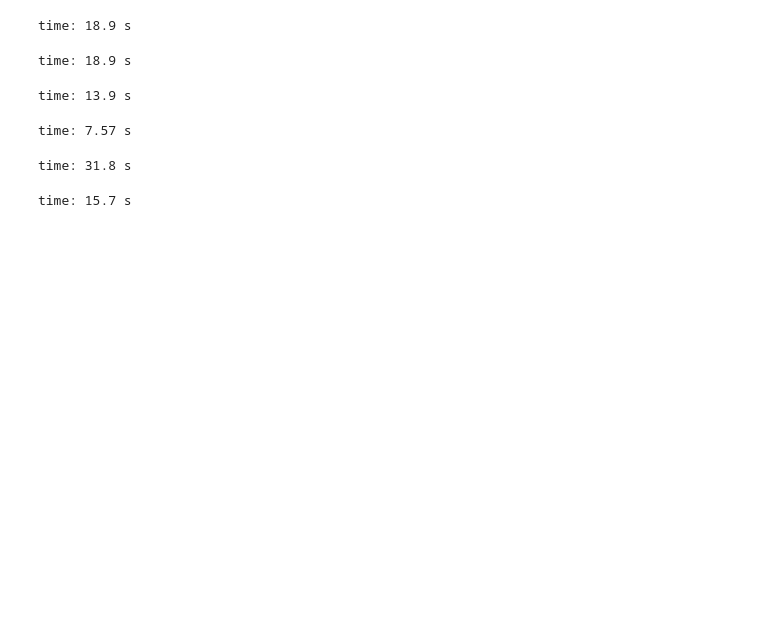
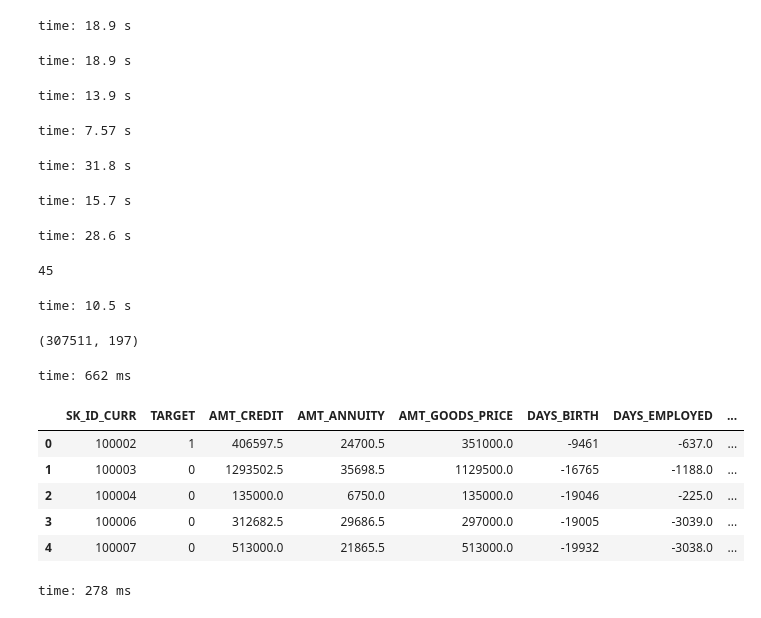
Before and after one commit to StephanKalika/home_credit_default, a Jupyter notebook: eda.ipynb, the cells around one changed output. Saved outputs shown, nothing was run; the diff lists cells and outputs as text; code cells hidden in the pictures; blank space fills up the shorter version.

```diff
--- a/eda.ipynb
+++ b/eda.ipynb
@@ -56,3 +56,30 @@ time: 31.8 s
 pos_cash = pd.read_csv(path + "POS_CASH_balance.csv")
 # %% [output]
 time: 15.7 s
+# %%
+train = pd.read_csv(path + "train_pruned.csv")
+# %% [output]
+time: 28.6 s
+# %%
+corr_mat = train.sample(1500).corr(method="spearman").abs()
+corr_mat = corr_mat.where(np.triu(np.ones(corr_mat.shape), k=1).astype(bool))
+high_corr = corr_mat.where(lambda x: x > 0.99).dropna(axis=1, how="all").columns.tolist()
+len(high_corr)
+# %% [output]
+45
+time: 10.5 s
+# %%
+train.drop(high_corr, axis=1).shape
+# %% [output]
+(307511, 197)
+time: 662 ms
+# %%
+train.head()
+# %% [output]
+|  | SK_ID_CURR | TARGET | AMT_CREDIT | AMT_ANNUITY | AMT_GOODS_PRICE | DAYS_BIRTH | DAYS_EMPLOYED | ... |
+| 0 | 100002 | 1 | 406597.5 | 24700.5 | 351000.0 | -9461 | -637.0 | ... |
+| 1 | 100003 | 0 | 1293502.5 | 35698.5 | 1129500.0 | -16765 | -1188.0 | ... |
+| 2 | 100004 | 0 | 135000.0 | 6750.0 | 135000.0 | -19046 | -225.0 | ... |
+| 3 | 100006 | 0 | 312682.5 | 29686.5 | 297000.0 | -19005 | -3039.0 | ... |
+| 4 | 100007 | 0 | 513000.0 | 21865.5 | 513000.0 | -19932 | -3038.0 | ... |
+time: 278 ms
```
Also changed, not shown: parts of 1 cell of this notebook, 3 other files.
